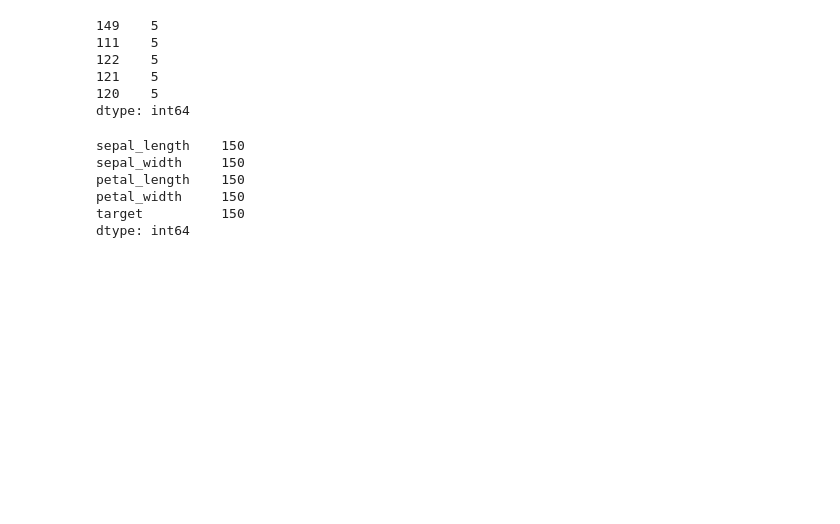
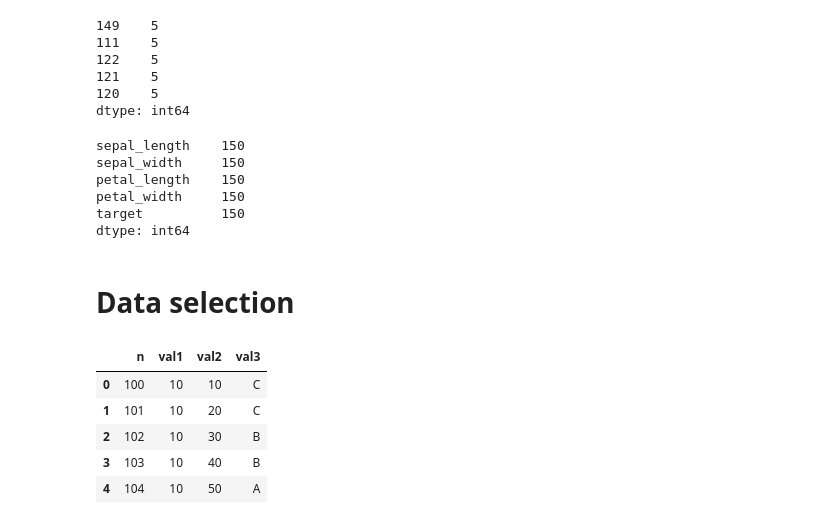
Before and after one commit to homemix/python-for-data-science, a Jupyter notebook: notebooks/Chapter 2 - Data Munging/Data loading and preprocessing with pandas.ipynb, the cells around one changed output. Saved outputs shown, nothing was run; the diff lists cells and outputs as text; code cells hidden in the pictures; blank space fills up the shorter version.

Commit message:
add: data selection

```diff
--- a/notebooks/Chapter 2 - Data Munging/Data loading and preprocessing with pandas.ipynb
+++ b/notebooks/Chapter 2 - Data Munging/Data loading and preprocessing with pandas.ipynb
@@ -390,3 +390,15 @@ petal_length    150
 petal_width     150
 target          150
 dtype: int64
+# %% [markdown]
+# Data selection
+# %%
+dataset= pd.read_csv('../../data/a_selection_example_1.csv')
+dataset
+# %% [output]
+|  | n | val1 | val2 | val3 |
+| 0 | 100 | 10 | 10 | C |
+| 1 | 101 | 10 | 20 | C |
+| 2 | 102 | 10 | 30 | B |
+| 3 | 103 | 10 | 40 | B |
+| 4 | 104 | 10 | 50 | A |
```
Also changed, not shown: parts of 7 cells of this notebook, 2 other files.
